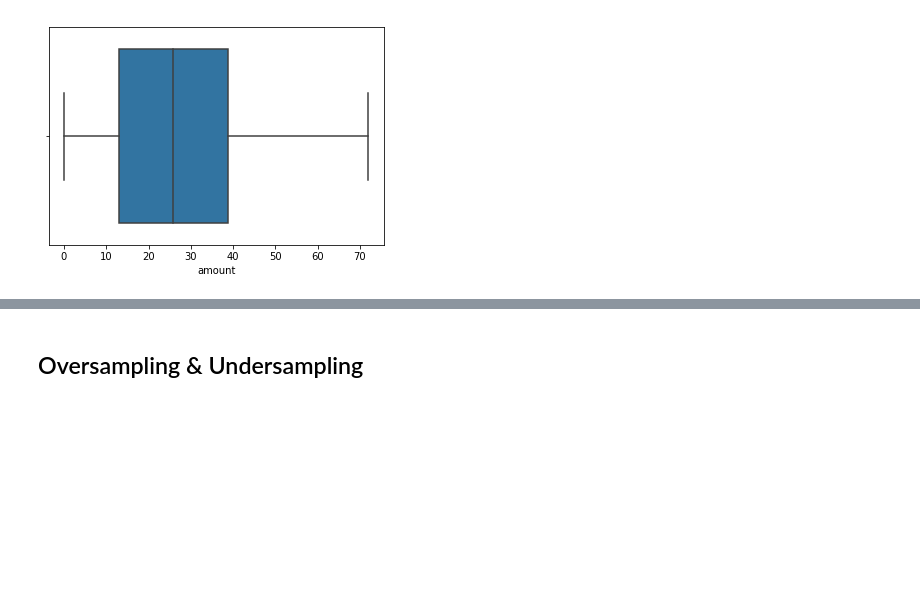
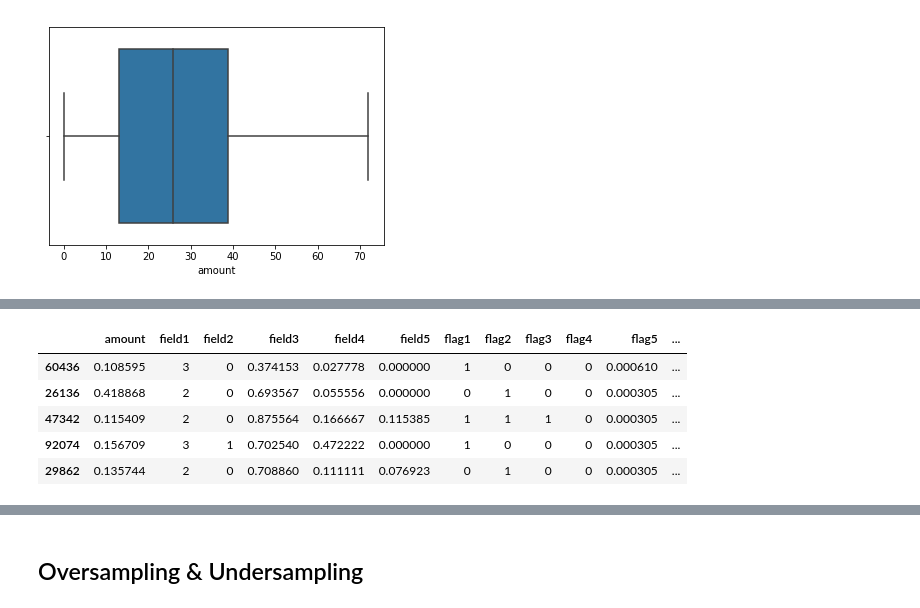
Before and after one commit to deborrrrrah/DSDM_Projects, a Jupyter notebook: Fraud Detection.ipynb, the cells around one changed output, grey strips where cells are left out. Saved outputs shown, nothing was run; the diff lists cells and outputs as text; code cells hidden in the pictures; blank space fills up the shorter version.

```diff
--- a/Fraud Detection.ipynb
+++ b/Fraud Detection.ipynb
@@ -218,0 +254,9 @@ outlier_removed_df.shape
+# %%
+train_df.head()
+# %% [output]
+|  | amount | field1 | field2 | field3 | field4 | field5 | flag1 | flag2 | flag3 | flag4 | flag5 | ... |
+| 60436 | 0.108595 | 3 | 0 | 0.374153 | 0.027778 | 0.000000 | 1 | 0 | 0 | 0 | 0.000610 | ... |
+| 26136 | 0.418868 | 2 | 0 | 0.693567 | 0.055556 | 0.000000 | 0 | 1 | 0 | 0 | 0.000305 | ... |
+| 47342 | 0.115409 | 2 | 0 | 0.875564 | 0.166667 | 0.115385 | 1 | 1 | 1 | 0 | 0.000305 | ... |
+| 92074 | 0.156709 | 3 | 1 | 0.702540 | 0.472222 | 0.000000 | 1 | 0 | 0 | 0 | 0.000305 | ... |
+| 29862 | 0.135744 | 2 | 0 | 0.708860 | 0.111111 | 0.076923 | 0 | 1 | 0 | 0 | 0.000305 | ... |
```
Also changed, not shown: parts of 29 cells of this notebook.
